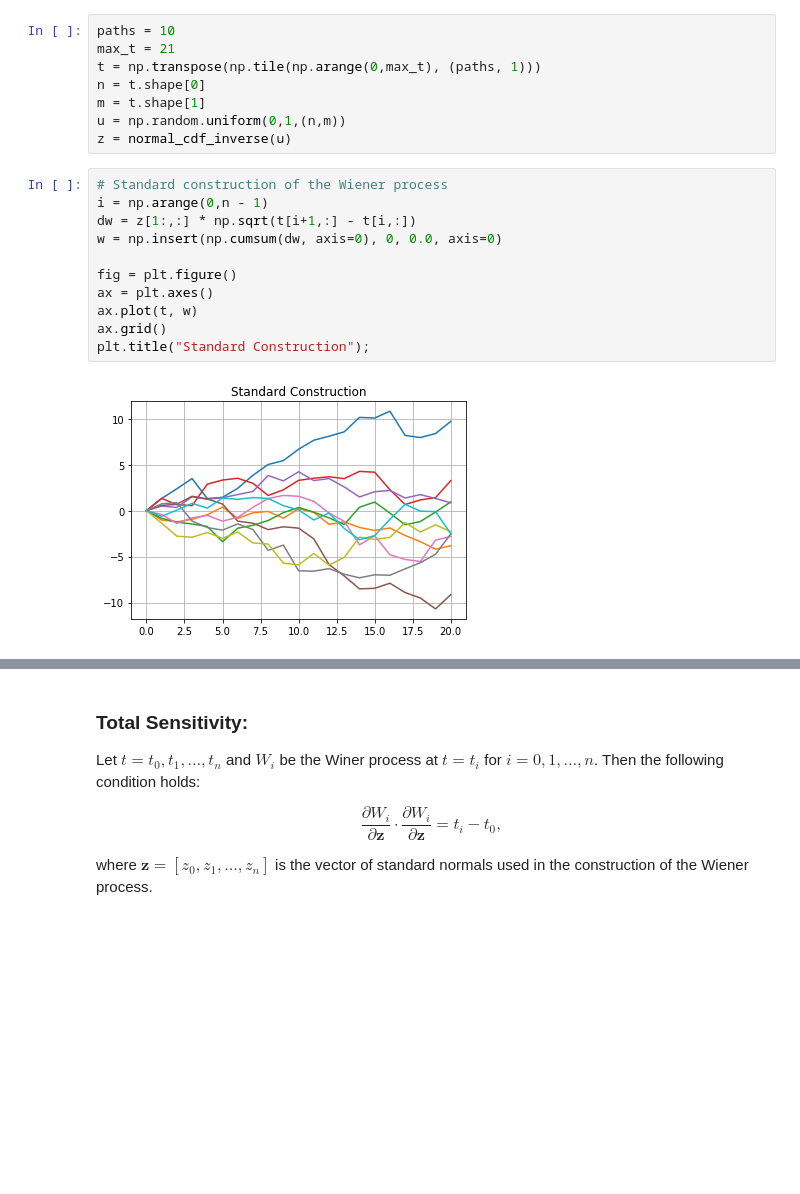
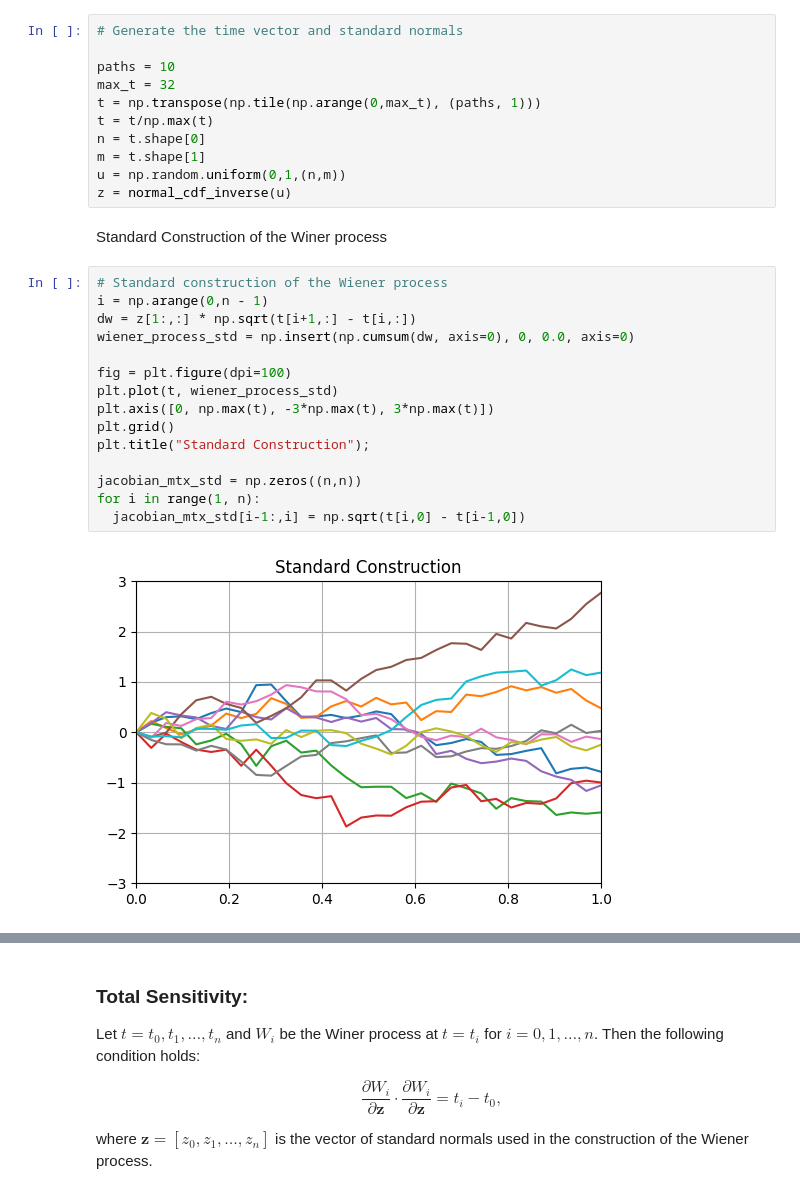
Before and after one commit to pbastani/brownian_motion, a Jupyter notebook: BrownianBridge.ipynb, the cells around one changed output, grey strips where cells are left out. Drawn from its saved outputs; the diff is of its cells as text; blank space fills up the shorter version.

```diff
--- a/BrownianBridge.ipynb
+++ b/BrownianBridge.ipynb
@@ -47,21 +52,30 @@ def get_brownian_bridge_indices(max_index):
 # %%
+# Generate the time vector and standard normals
+
 paths = 10
-max_t = 21
+max_t = 32
 t = np.transpose(np.tile(np.arange(0,max_t), (paths, 1)))
+t = t/np.max(t)
 n = t.shape[0]
 m = t.shape[1]
 u = np.random.uniform(0,1,(n,m))
 z = normal_cdf_inverse(u)
+# %% [markdown]
+Standard Construction of the Winer process
 # %%
 # Standard construction of the Wiener process
 i = np.arange(0,n - 1)
 dw = z[1:,:] * np.sqrt(t[i+1,:] - t[i,:])
-w = np.insert(np.cumsum(dw, axis=0), 0, 0.0, axis=0)
+wiener_process_std = np.insert(np.cumsum(dw, axis=0), 0, 0.0, axis=0)
 
-fig = plt.figure()
-ax = plt.axes()
-ax.plot(t, w)
-ax.grid()
+fig = plt.figure(dpi=100)
+plt.plot(t, wiener_process_std)
+plt.axis([0, np.max(t), -3*np.max(t), 3*np.max(t)])
+plt.grid()
 plt.title("Standard Construction");
+
+jacobian_mtx_std = np.zeros((n,n))
+for i in range(1, n):
+  jacobian_mtx_std[i-1:,i] = np.sqrt(t[i,0] - t[i-1,0])
 # %% [output]
-[figure, old version]
+[figure, new version]
```
Also changed, not shown: parts of 10 cells of this notebook.
